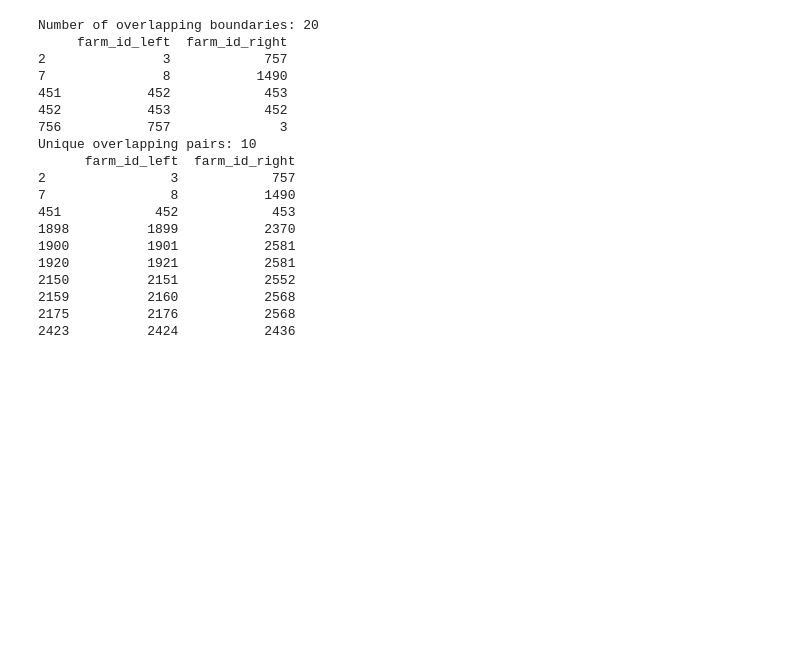
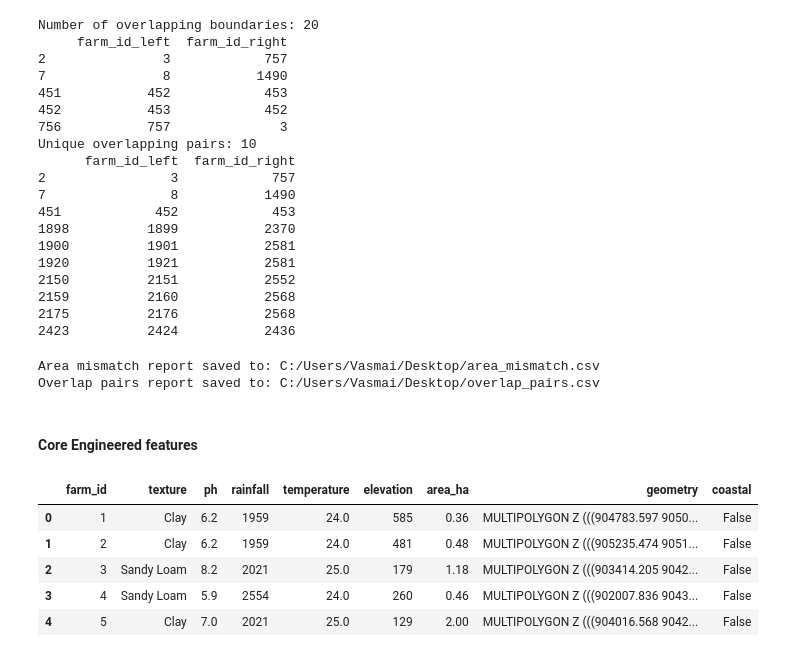
Before and after one commit to Vasmai1610/Planting-Optimisation-Tool, a Jupyter notebook: datascience/suitability_scoring/notebooks/farm_data_cleaning.ipynb, the cells around one changed output. Saved outputs shown, nothing was run; the diff lists cells and outputs as text; code cells hidden in the pictures; blank space fills up the shorter version.

Commit message:
Added core engineered features

```diff
--- a/datascience/suitability_scoring/notebooks/farm_data_cleaning.ipynb
+++ b/datascience/suitability_scoring/notebooks/farm_data_cleaning.ipynb
@@ -348,3 +368,35 @@ Unique overlapping pairs: 10
 2159          2160           2568
 2175          2176           2568
 2423          2424           2436
+# %%
+# Define path to Desktop
+desktop_path = "C:/Users/Vasmai/Desktop/area_mismatch.csv"
+
+# Save CSV
+area_mismatch.to_csv(desktop_path, index=False)
+
+print(f"Area mismatch report saved to: {desktop_path}")
+
+# Define path to Desktop
+desktop_path_overlap = "C:/Users/Vasmai/Desktop/overlap_pairs.csv"
+
+# Save CSV
+overlap_pairs.to_csv(desktop_path_overlap, index=False)
+
+print(f"Overlap pairs report saved to: {desktop_path_overlap}")
+# %% [output]
+Area mismatch report saved to: C:/Users/Vasmai/Desktop/area_mismatch.csv
+Overlap pairs report saved to: C:/Users/Vasmai/Desktop/overlap_pairs.csv
+# %% [markdown]
+#### Core Engineered features
+# %%
+farm_cleaned['coastal'] = ((farm_cleaned['elevation'] < 100) &
+                              (farm_cleaned['rainfall'].between(500, 3500)).astype(bool))
+farm_cleaned.head()
+# %% [output]
+|  | farm_id | texture | ph | rainfall | temperature | elevation | area_ha | geometry | coastal |
+| 0 | 1 | Clay | 6.2 | 1959 | 24.0 | 585 | 0.36 | MULTIPOLYGON Z (((904783.597 9050... | False |
+| 1 | 2 | Clay | 6.2 | 1959 | 24.0 | 481 | 0.48 | MULTIPOLYGON Z (((905235.474 9051... | False |
+| 2 | 3 | Sandy Loam | 8.2 | 2021 | 25.0 | 179 | 1.18 | MULTIPOLYGON Z (((903414.205 9042... | False |
+| 3 | 4 | Sandy Loam | 5.9 | 2554 | 24.0 | 260 | 0.46 | MULTIPOLYGON Z (((902007.836 9043... | False |
+| 4 | 5 | Clay | 7.0 | 2021 | 25.0 | 129 | 2.00 | MULTIPOLYGON Z (((904016.568 9042... | False |
```
Also changed, not shown: parts of 9 cells of this notebook.
